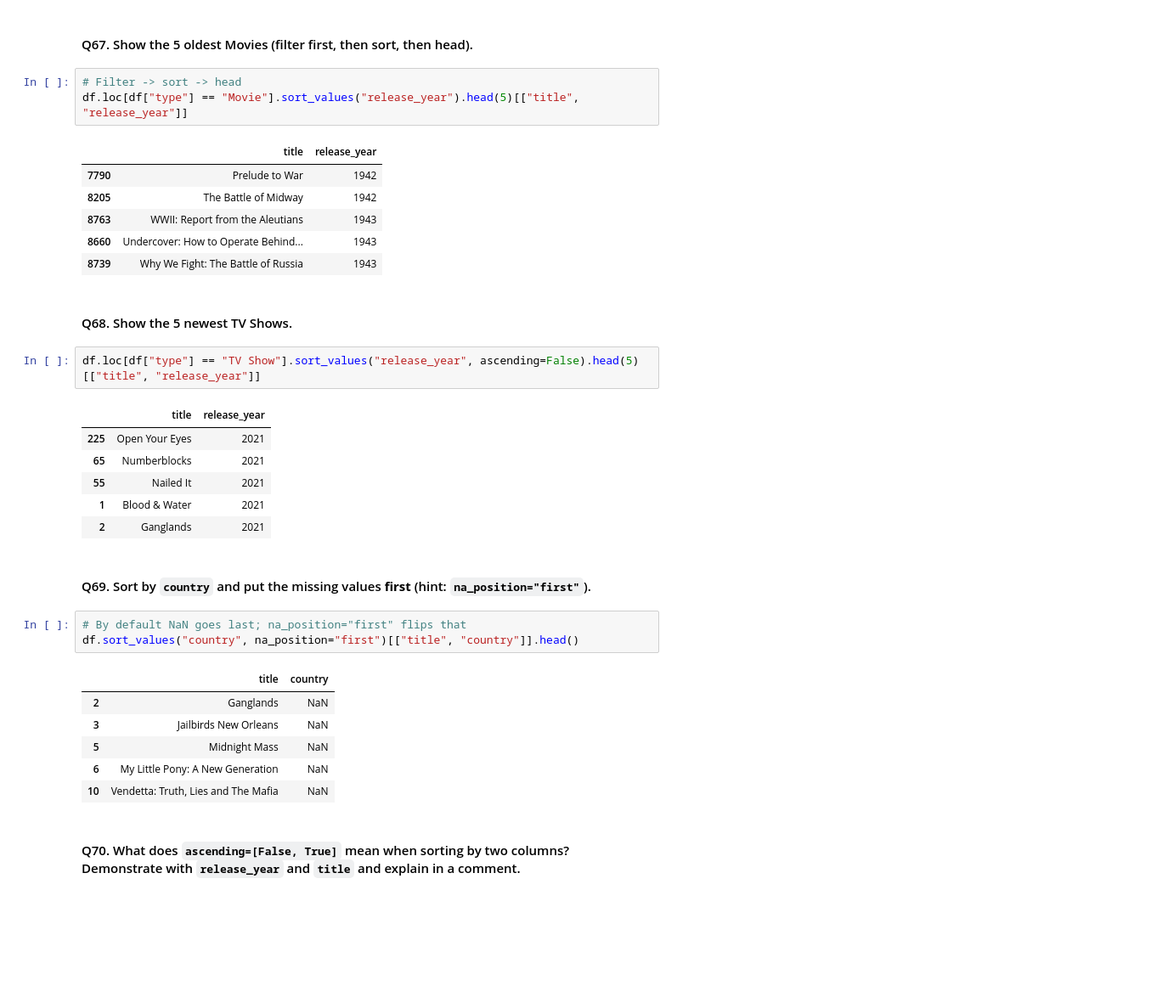
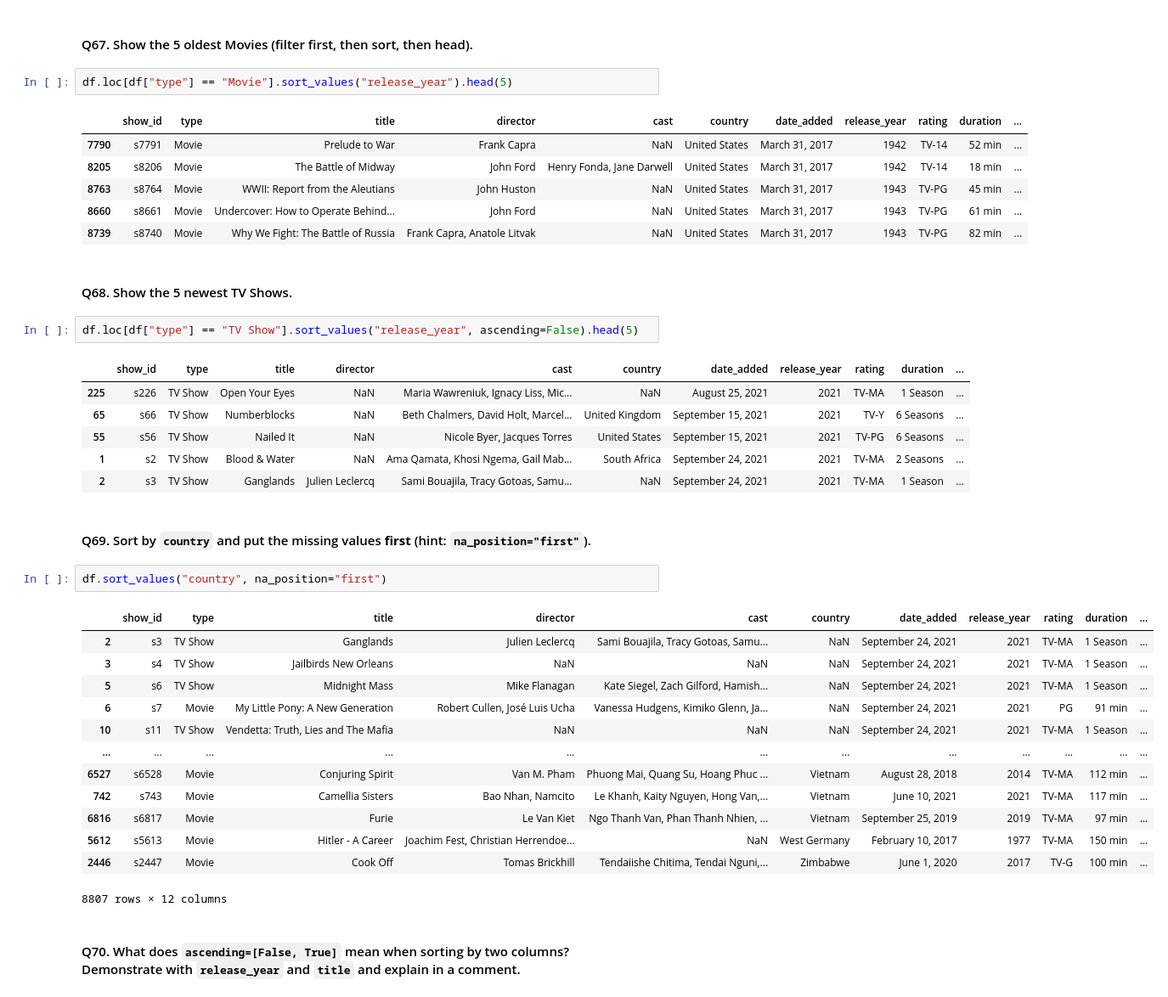
Before and after one commit to Yugalpoudel07/Pandas_For_Data_Science, a Jupyter notebook: Notebook/netflix_125_question_workbook.ipynb, the cells around one changed output. Shown at 85% size. Drawn from its saved outputs; the diff is of its cells as text; blank space fills up the shorter version.

```diff
--- a/Notebook/netflix_125_question_workbook.ipynb
+++ b/Notebook/netflix_125_question_workbook.ipynb
@@ -1079,38 +987,43 @@ Before sort_index: [758, 1432, 755, 1400, 720, 252, 384, 1, 1202, 895]
 # %% [markdown]
 #### Q67. Show the 5 oldest Movies (filter first, then sort, then head).
 # %%
-# Filter -> sort -> head
-df.loc[df["type"] == "Movie"].sort_values("release_year").head(5)[["title", "release_year"]]
+df.loc[df["type"] == "Movie"].sort_values("release_year").head(5)
 # %% [output]
-|  | title | release_year |
-| 7790 | Prelude to War | 1942 |
-| 8205 | The Battle of Midway | 1942 |
-| 8763 | WWII: Report from the Aleutians | 1943 |
-| 8660 | Undercover: How to Operate Behind... | 1943 |
-| 8739 | Why We Fight: The Battle of Russia | 1943 |
+|  | show_id | type | title | director | cast | country | date_added | release_year | rating | duration | ... |
+| 7790 | s7791 | Movie | Prelude to War | Frank Capra | NaN | United States | March 31, 2017 | 1942 | TV-14 | 52 min | ... |
+| 8205 | s8206 | Movie | The Battle of Midway | John Ford | Henry Fonda, Jane Darwell | United States | March 31, 2017 | 1942 | TV-14 | 18 min | ... |
+| 8763 | s8764 | Movie | WWII: Report from the Aleutians | John Huston | NaN | United States | March 31, 2017 | 1943 | TV-PG | 45 min | ... |
+| 8660 | s8661 | Movie | Undercover: How to Operate Behind... | John Ford | NaN | United States | March 31, 2017 | 1943 | TV-PG | 61 min | ... |
+| 8739 | s8740 | Movie | Why We Fight: The Battle of Russia | Frank Capra, Anatole Litvak | NaN | United States | March 31, 2017 | 1943 | TV-PG | 82 min | ... |
 # %% [markdown]
 #### Q68. Show the 5 newest TV Shows.
 # %%
-df.loc[df["type"] == "TV Show"].sort_values("release_year", ascending=False).head(5)[["title", "release_year"]]
+df.loc[df["type"] == "TV Show"].sort_values("release_year", ascending=False).head(5)
 # %% [output]
-|  | title | release_year |
-| 225 | Open Your Eyes | 2021 |
-| 65 | Numberblocks | 2021 |
-| 55 | Nailed It | 2021 |
-| 1 | Blood & Water | 2021 |
-| 2 | Ganglands | 2021 |
+|  | show_id | type | title | director | cast | country | date_added | release_year | rating | duration | ... |
+| 225 | s226 | TV Show | Open Your Eyes | NaN | Maria Wawreniuk, Ignacy Liss, Mic... | NaN | August 25, 2021 | 2021 | TV-MA | 1 Season | ... |
+| 65 | s66 | TV Show | Numberblocks | NaN | Beth Chalmers, David Holt, Marcel... | United Kingdom | September 15, 2021 | 2021 | TV-Y | 6 Seasons | ... |
+| 55 | s56 | TV Show | Nailed It | NaN | Nicole Byer, Jacques Torres | United States | September 15, 2021 | 2021 | TV-PG | 6 Seasons | ... |
+| 1 | s2 | TV Show | Blood & Water | NaN | Ama Qamata, Khosi Ngema, Gail Mab... | South Africa | September 24, 2021 | 2021 | TV-MA | 2 Seasons | ... |
+| 2 | s3 | TV Show | Ganglands | Julien Leclercq | Sami Bouajila, Tracy Gotoas, Samu... | NaN | September 24, 2021 | 2021 | TV-MA | 1 Season | ... |
 # %% [markdown]
 #### Q69. Sort by `country` and put the missing values **first** (hint: `na_position="first"`).
 # %%
-# By default NaN goes last; na_position="first" flips that
-df.sort_values("country", na_position="first")[["title", "country"]].head()
+df.sort_values("country", na_position="first")
 # %% [output]
-|  | title | country |
-| 2 | Ganglands | NaN |
-| 3 | Jailbirds New Orleans | NaN |
-| 5 | Midnight Mass | NaN |
-| 6 | My Little Pony: A New Generation | NaN |
-| 10 | Vendetta: Truth, Lies and The Mafia | NaN |
+|  | show_id | type | title | director | cast | country | date_added | release_year | rating | duration | ... |
+| 2 | s3 | TV Show | Ganglands | Julien Leclercq | Sami Bouajila, Tracy Gotoas, Samu... | NaN | September 24, 2021 | 2021 | TV-MA | 1 Season | ... |
+| 3 | s4 | TV Show | Jailbirds New Orleans | NaN | NaN | NaN | September 24, 2021 | 2021 | TV-MA | 1 Season | ... |
+| 5 | s6 | TV Show | Midnight Mass | Mike Flanagan | Kate Siegel, Zach Gilford, Hamish... | NaN | September 24, 2021 | 2021 | TV-MA | 1 Season | ... |
+| 6 | s7 | Movie | My Little Pony: A New Generation | Robert Cullen, José Luis Ucha | Vanessa Hudgens, Kimiko Glenn, Ja... | NaN | September 24, 2021 | 2021 | PG | 91 min | ... |
+| 10 | s11 | TV Show | Vendetta: Truth, Lies and The Mafia | NaN | NaN | NaN | September 24, 2021 | 2021 | TV-MA | 1 Season | ... |
+| ... | ... | ... | ... | ... | ... | ... | ... | ... | ... | ... | ... |
+| 6527 | s6528 | Movie | Conjuring Spirit | Van M. Pham | Phuong Mai, Quang Su, Hoang Phuc ... | Vietnam | August 28, 2018 | 2014 | TV-MA | 112 min | ... |
+| 742 | s743 | Movie | Camellia Sisters | Bao Nhan, Namcito | Le Khanh, Kaity Nguyen, Hong Van,... | Vietnam | June 10, 2021 | 2021 | TV-MA | 117 min | ... |
+| 6816 | s6817 | Movie | Furie | Le Van Kiet | Ngo Thanh Van, Phan Thanh Nhien, ... | Vietnam | September 25, 2019 | 2019 | TV-MA | 97 min | ... |
+| 5612 | s5613 | Movie | Hitler - A Career | Joachim Fest, Christian Herrendoe... | NaN | West Germany | February 10, 2017 | 1977 | TV-MA | 150 min | ... |
+| 2446 | s2447 | Movie | Cook Off | Tomas Brickhill | Tendaiishe Chitima, Tendai Nguni,... | Zimbabwe | June 1, 2020 | 2017 | TV-G | 100 min | ... |
+8807 rows × 12 columns
 # %% [markdown]
 #### Q70. What does `ascending=[False, True]` mean when sorting by two columns? Demonstrate with `release_year` and `title` and explain in a comment.
 # %%
```
Also changed, not shown: parts of 111 cells of this notebook.
